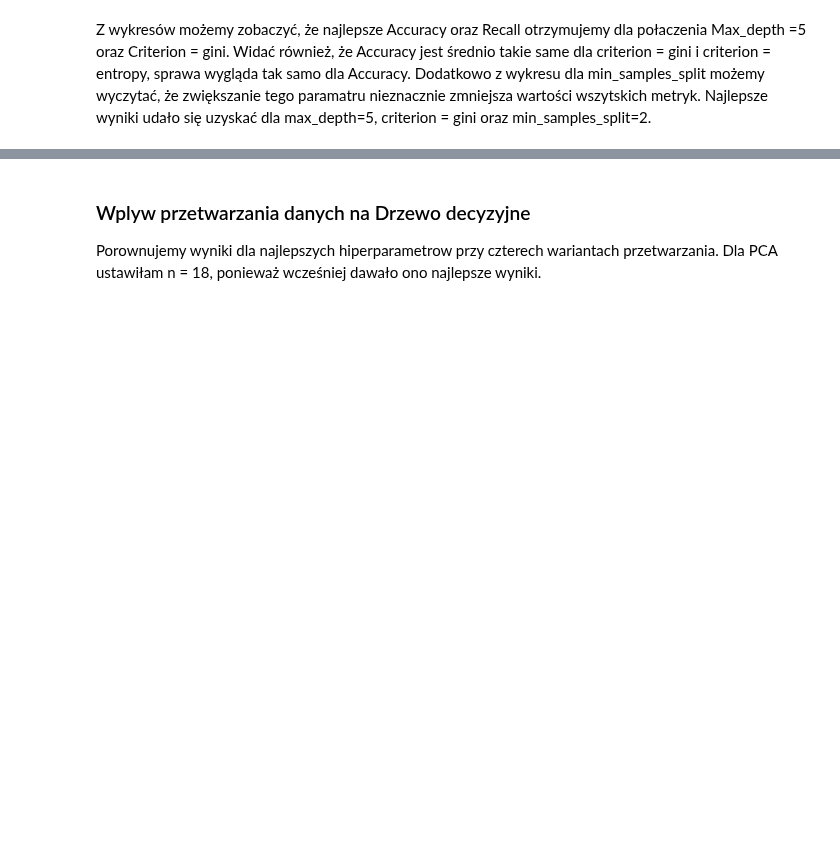
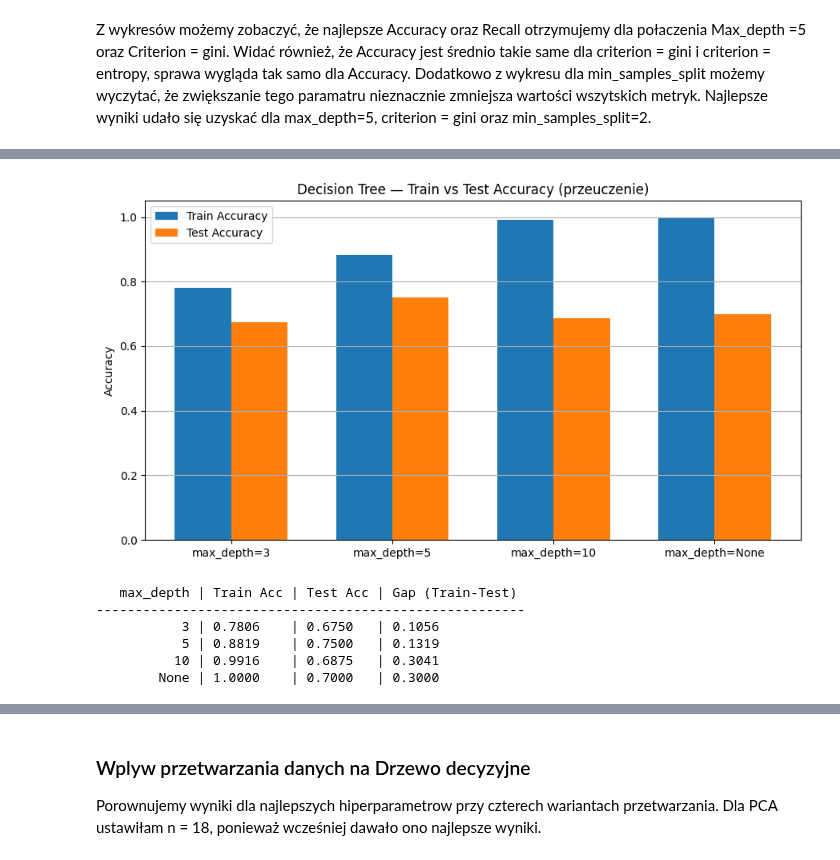
Before and after one commit to rozamazurek/-Cirrhosis-Patient-Survival-Prediction, a Jupyter notebook: Cirrhosis-survival-classification.ipynb, the cells around one changed output, grey strips where cells are left out. Saved outputs shown, nothing was run; the diff lists cells and outputs as text; code cells hidden in the pictures; blank space fills up the shorter version.

```diff
--- a/eda.ipynb
+++ b/Cirrhosis-survival-classification.ipynb
@@ -1230,0 +1236,38 @@ Z wykresów możemy zobaczyć, że najlepsze Accuracy oraz Recall otrzymujemy dl
+# %%
+fig, ax = plt.subplots(figsize=(9, 5))
+depths_check = [3, 5, 10, None]
+train_accs_dt, test_accs_dt = [], []
+
+for depth in depths_check:
+    dt = DecisionTreeClassifier(max_depth=depth, random_state=42)
+    dt.fit(X_train, y_train)
+    train_accs_dt.append(accuracy_score(y_train, dt.predict(X_train)))
+    test_accs_dt.append(accuracy_score(y_test,  dt.predict(X_test)))
+
+labels = [str(d) if d else 'None' for d in depths_check]
+x = range(len(labels))
+width = 0.35
+ax.bar([xi - width/2 for xi in x], train_accs_dt, width, label='Train Accuracy')
+ax.bar([xi + width/2 for xi in x], test_accs_dt,  width, label='Test Accuracy')
+ax.set_xticks(list(x))
+ax.set_xticklabels(['max_depth=' + l for l in labels])
+ax.set_ylabel('Accuracy')
+ax.set_ylim(0, 1.05)
+ax.set_title('Decision Tree — Train vs Test Accuracy (przeuczenie)')
+ax.legend()
+ax.grid(axis='y')
+plt.tight_layout()
+plt.show()
+
+print(f'{'max_depth':>12} | Train Acc | Test Acc | Gap (Train-Test)')
+print('-' * 55)
+for lab, tr, te in zip(labels, train_accs_dt, test_accs_dt):
+    print(f'{lab:>12} | {tr:.4f}    | {te:.4f}   | {tr - te:.4f}')
+# %% [output]
+[figure, added]
+   max_depth | Train Acc | Test Acc | Gap (Train-Test)
+-------------------------------------------------------
+           3 | 0.7806    | 0.6750   | 0.1056
+           5 | 0.8819    | 0.7500   | 0.1319
+          10 | 0.9916    | 0.6875   | 0.3041
+        None | 1.0000    | 0.7000   | 0.3000
```
Also changed, not shown: parts of 3 cells of this notebook, 1 other file.
